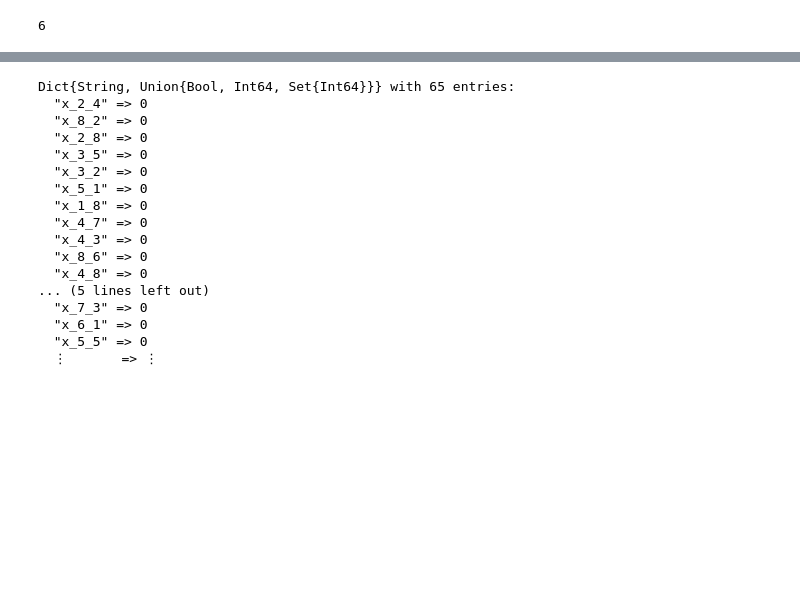
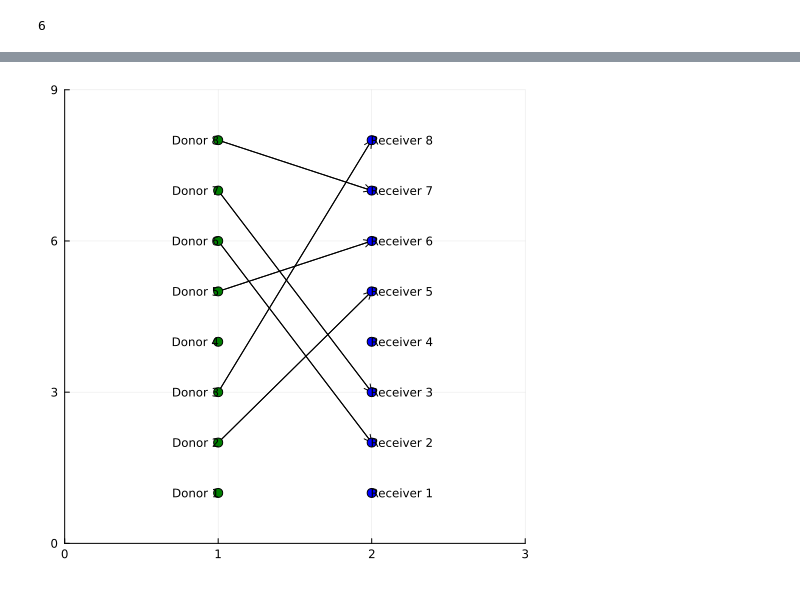
Before and after one commit to corail-research/SeaPearlZoo.jl, a Jupyter notebook: src/classic_cp/kidney_exchange/kidney_exchange.ipynb, the cells around one changed output, grey strips where cells are left out. Drawn from its saved outputs; the diff is of its cells as text; code cells hidden in the pictures; blank space fills up the shorter version.

Commit message:
Plot for KEP

```diff
--- a/src/classic_cp/kidney_exchange/kidney_exchange.ipynb
+++ b/src/classic_cp/kidney_exchange/kidney_exchange.ipynb
@@ -303,20 +253,53 @@ Maybe you forgot to use an operator such as *, ^, %, / etc. ?
-# %%
-solution
-# %% [output]
-Dict{String, Union{Bool, Int64, Set{Int64}}} with 65 entries:
-  "x_2_4" => 0
-  "x_8_2" => 0
-  "x_2_8" => 0
-  "x_3_5" => 0
-  "x_3_2" => 0
-  "x_5_1" => 0
-  "x_1_8" => 0
-  "x_4_7" => 0
-  "x_4_3" => 0
-  "x_8_6" => 0
-  "x_4_8" => 0
-... (5 lines left out)
-  "x_7_3" => 0
-  "x_6_1" => 0
-  "x_5_5" => 0
-  ⋮       => ⋮
+# %%
+using Plots
+
+function get_pairs(solution::Dict)
+    donation_pairs = []
+    for (key, value) in solution
+        if occursin("minus", key)
+            continue
+        end
+        receiver = parse(Int, split(key, "_")[2])
+        donor = parse(Int, split(key, "_")[3])
+        if value == 1
+            push!(donation_pairs, [donor, receiver])
+        end
+    end
+    return donation_pairs
+end
+# Find all unique receivers and donors
+num_pairs = length(kep_instance.compatibilities)
+
+# Names for labeling vertices
+donor_names = ["Donor $i" for i in 1:num_pairs]
+receiver_names = ["Receiver $i" for i in 1:num_pairs]
+
+# Create layout manually
+layout_donors = [(1, i) for i in 1:num_pairs]
+layout_receivers = [(2, i) for i in 1:num_pairs]
+
+# Initialize plot with specified size
+plot(size=(500, 500), legend=false, xlim=(0, 3), ylim=(0, num_pairs + 1))
+
+donation_pairs = get_pairs(solution)
+for pair in donation_pairs
+    plot!([1, 2], pair, arrow=true, color=:black, lw=1)
+end
+
+# Add vertices to plot
+scatter!(first.(layout_donors), last.(layout_donors), markersize=5, color=:green, label="Donors")
+scatter!(first.(layout_receivers), last.(layout_receivers), markersize=5, color=:blue, label="Receivers")
+
+# Add labels to vertices
+for (x, y) in layout_donors
+    annotate!(x, y, text(donor_names[y], 8, :right))  # Change alignment to right for donors
+end
+for (x, y) in layout_receivers
+    annotate!(x, y, text(receiver_names[y], 8, :left))  # Change alignment to left for receivers
+end
+
+# Show the plot
+p = plot!()  # assign plot to variable 'p'
+display(p)  # display the plot
+# %% [output]
+[figure, added]
```
Also changed, not shown: parts of 1 cell of this notebook.
